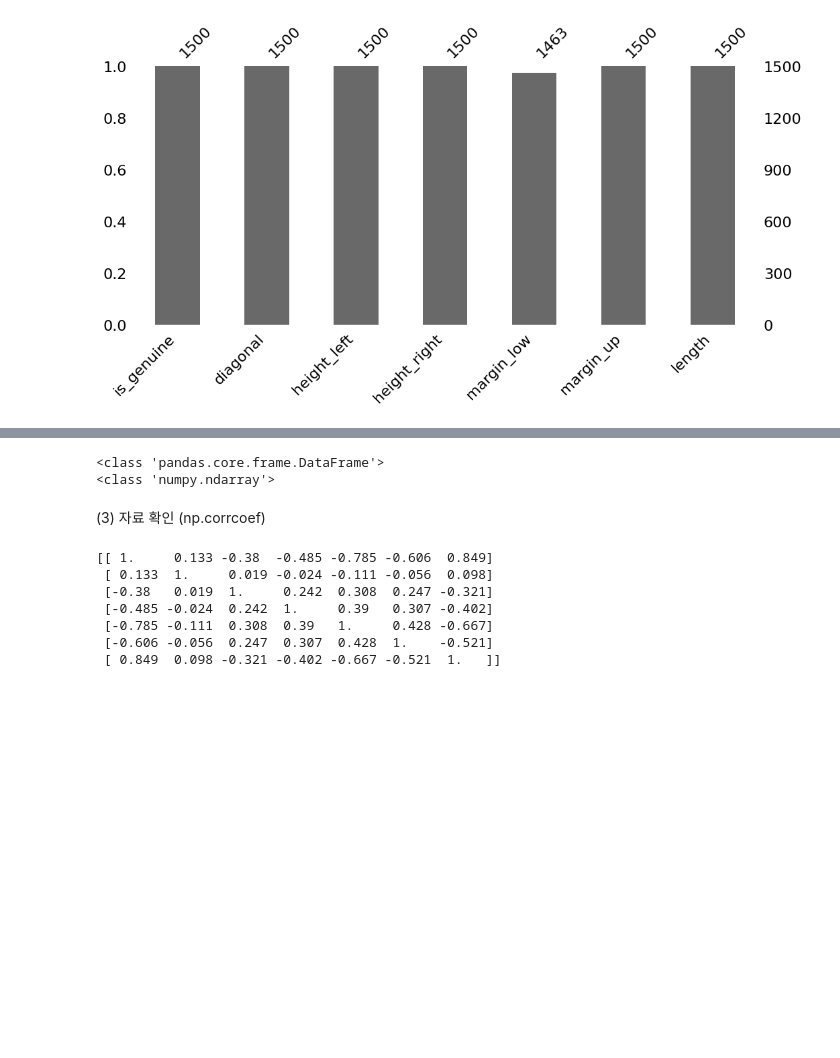
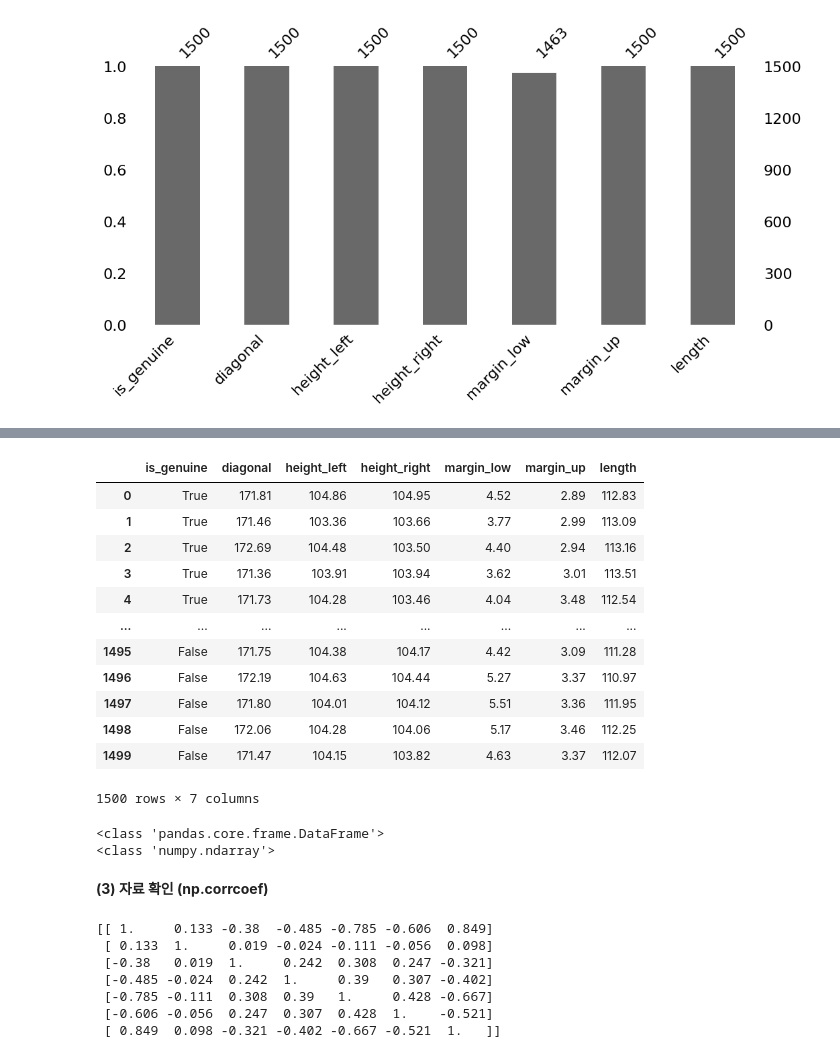
Before and after one commit to RedPanda54/Machine_Learning_study, a Jupyter notebook: kNN_Classification.ipynb, the cells around one changed output, grey strips where cells are left out. Drawn from its saved outputs; the diff is of its cells as text; code cells hidden in the pictures; blank space fills up the shorter version.

```diff
--- a/kNN_Classification.ipynb
+++ b/kNN_Classification.ipynb
@@ -107,3 +95,19 @@ pd.DataFrame(filled_df)
+# %%
+pd.DataFrame(df) # 원본데이터와 비교해 보았을 때 결측치 부분이 잘 보간되었음을 알수 있다.
+# %% [output]
+|  | is_genuine | diagonal | height_left | height_right | margin_low | margin_up | length |
+| 0 | True | 171.81 | 104.86 | 104.95 | 4.52 | 2.89 | 112.83 |
+| 1 | True | 171.46 | 103.36 | 103.66 | 3.77 | 2.99 | 113.09 |
+| 2 | True | 172.69 | 104.48 | 103.50 | 4.40 | 2.94 | 113.16 |
+| 3 | True | 171.36 | 103.91 | 103.94 | 3.62 | 3.01 | 113.51 |
+| 4 | True | 171.73 | 104.28 | 103.46 | 4.04 | 3.48 | 112.54 |
+| ... | ... | ... | ... | ... | ... | ... | ... |
+| 1495 | False | 171.75 | 104.38 | 104.17 | 4.42 | 3.09 | 111.28 |
+| 1496 | False | 172.19 | 104.63 | 104.44 | 5.27 | 3.37 | 110.97 |
+| 1497 | False | 171.80 | 104.01 | 104.12 | 5.51 | 3.36 | 111.95 |
+| 1498 | False | 172.06 | 104.28 | 104.06 | 5.17 | 3.46 | 112.25 |
+| 1499 | False | 171.47 | 104.15 | 103.82 | 4.63 | 3.37 | 112.07 |
+1500 rows × 7 columns
 # %%
 print(type(df))
 print(type(filled_df)) # 원래 dataset과 결측치를 보간한 dataset은 데이터 타입이 다르다.
@@ -111,7 +115,7 @@ print(type(filled_df)) # 원래 dataset과 결측치를 보간한 dataset은 데
 <class 'pandas.core.frame.DataFrame'>
 <class 'numpy.ndarray'>
 # %% [markdown]
-(3) 자료 확인 (np.corrcoef)
+**(3) 자료 확인 (np.corrcoef)**
 # %%
 import matplotlib.pyplot as plt
 import seaborn as sns
```
Also changed, not shown: parts of 16 cells of this notebook.
